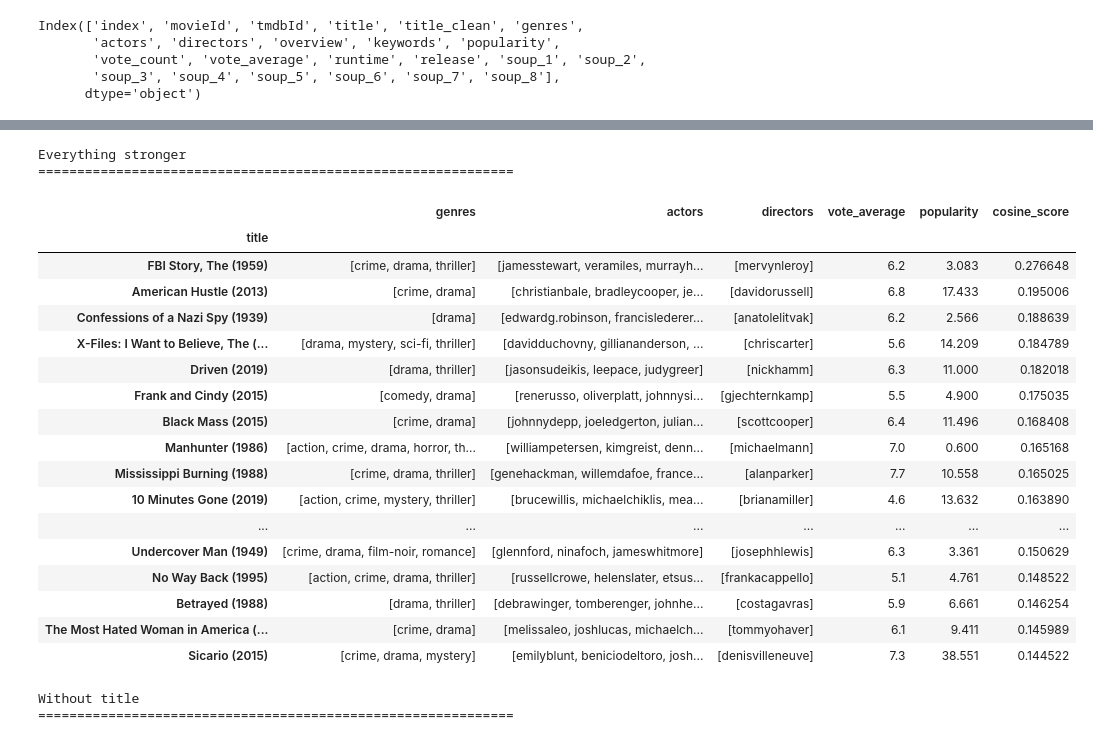
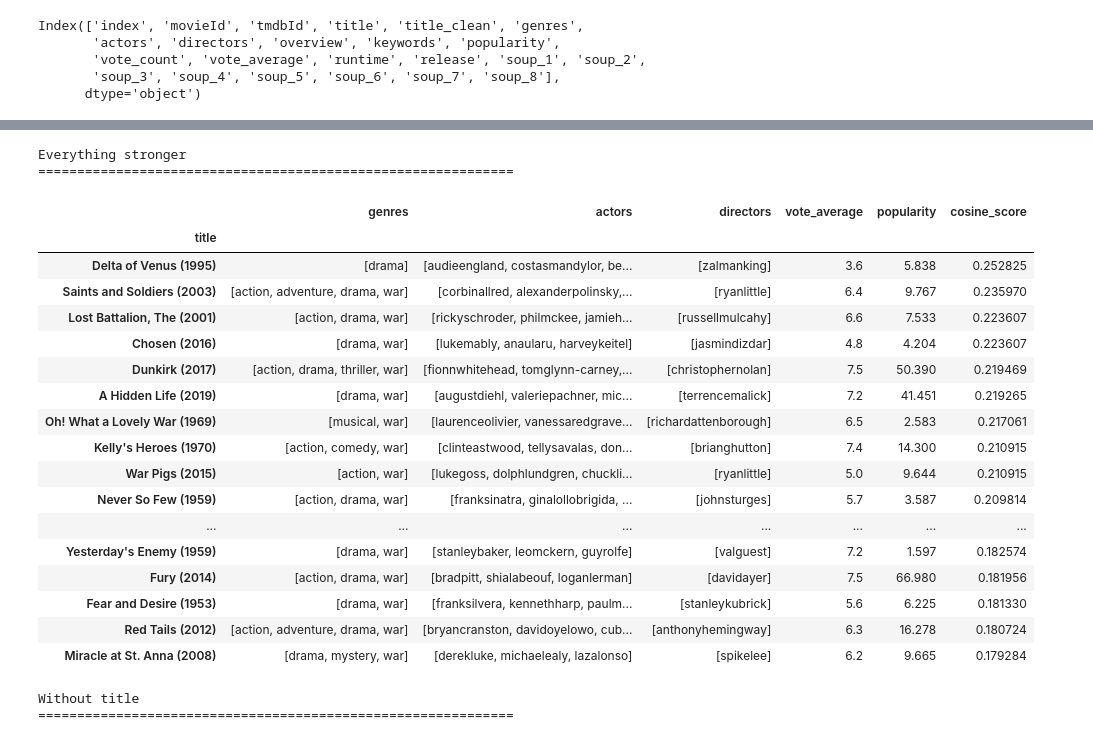
Before and after one commit to joaquim-oliveira-neto/rogue, a Jupyter notebook: notebooks/bmadureira-similarity-model.ipynb, the cells around one changed output, grey strips where cells are left out. Cells and saved outputs as stored; diff of their text form; code cells hidden in the pictures.

```diff
--- a/notebooks/bmadureira-similarity-model.ipynb
+++ b/notebooks/bmadureira-similarity-model.ipynb
@@ -275,28 +275,28 @@ Everything stronger
 # %%
 print('Everything stronger')
 print('=============================================================')
-get_recommendations('Catch Me If You Can (2002)', cosine_sim1)
+get_recommendations('Inglourious Basterds (2009)', cosine_sim1)
 # %% [output]
 Everything stronger
 =============================================================
 |  | genres | actors | directors | vote_average | popularity | cosine_score |
 | title |  |  |  |  |  |  |
-| FBI Story, The (1959) | [crime, drama, thriller] | [jamesstewart, veramiles, murrayh... | [mervynleroy] | 6.2 | 3.083 | 0.276648 |
-| American Hustle (2013) | [crime, drama] | [christianbale, bradleycooper, je... | [davidorussell] | 6.8 | 17.433 | 0.195006 |
-| Confessions of a Nazi Spy (1939) | [drama] | [edwardg.robinson, francislederer... | [anatolelitvak] | 6.2 | 2.566 | 0.188639 |
-| X-Files: I Want to Believe, The (... | [drama, mystery, sci-fi, thriller] | [davidduchovny, gilliananderson, ... | [chriscarter] | 5.6 | 14.209 | 0.184789 |
-| Driven (2019) | [drama, thriller] | [jasonsudeikis, leepace, judygreer] | [nickhamm] | 6.3 | 11.000 | 0.182018 |
-| Frank and Cindy (2015) | [comedy, drama] | [renerusso, oliverplatt, johnnysi... | [gjechternkamp] | 5.5 | 4.900 | 0.175035 |
-| Black Mass (2015) | [crime, drama] | [johnnydepp, joeledgerton, julian... | [scottcooper] | 6.4 | 11.496 | 0.168408 |
-| Manhunter (1986) | [action, crime, drama, horror, th... | [williampetersen, kimgreist, denn... | [michaelmann] | 7.0 | 0.600 | 0.165168 |
-| Mississippi Burning (1988) | [crime, drama, thriller] | [genehackman, willemdafoe, france... | [alanparker] | 7.7 | 10.558 | 0.165025 |
-| 10 Minutes Gone (2019) | [action, crime, mystery, thriller] | [brucewillis, michaelchiklis, mea... | [brianamiller] | 4.6 | 13.632 | 0.163890 |
+| Delta of Venus (1995) | [drama] | [audieengland, costasmandylor, be... | [zalmanking] | 3.6 | 5.838 | 0.252825 |
+| Saints and Soldiers (2003) | [action, adventure, drama, war] | [corbinallred, alexanderpolinsky,... | [ryanlittle] | 6.4 | 9.767 | 0.235970 |
+| Lost Battalion, The (2001) | [action, drama, war] | [rickyschroder, philmckee, jamieh... | [russellmulcahy] | 6.6 | 7.533 | 0.223607 |
+| Chosen (2016) | [drama, war] | [lukemably, anaularu, harveykeitel] | [jasmindizdar] | 4.8 | 4.204 | 0.223607 |
+| Dunkirk (2017) | [action, drama, thriller, war] | [fionnwhitehead, tomglynn-carney,... | [christophernolan] | 7.5 | 50.390 | 0.219469 |
+| A Hidden Life (2019) | [drama, war] | [augustdiehl, valeriepachner, mic... | [terrencemalick] | 7.2 | 41.451 | 0.219265 |
+| Oh! What a Lovely War (1969) | [musical, war] | [laurenceolivier, vanessaredgrave... | [richardattenborough] | 6.5 | 2.583 | 0.217061 |
+| Kelly's Heroes (1970) | [action, comedy, war] | [clinteastwood, tellysavalas, don... | [brianghutton] | 7.4 | 14.300 | 0.210915 |
+| War Pigs (2015) | [action, war] | [lukegoss, dolphlundgren, chuckli... | [ryanlittle] | 5.0 | 9.644 | 0.210915 |
+| Never So Few (1959) | [action, drama, war] | [franksinatra, ginalollobrigida, ... | [johnsturges] | 5.7 | 3.587 | 0.209814 |
 | ... | ... | ... | ... | ... | ... | ... |
-| Undercover Man (1949) | [crime, drama, film-noir, romance] | [glennford, ninafoch, jameswhitmore] | [josephhlewis] | 6.3 | 3.361 | 0.150629 |
-| No Way Back (1995) | [action, crime, drama, thriller] | [russellcrowe, helenslater, etsus... | [frankacappello] | 5.1 | 4.761 | 0.148522 |
-| Betrayed (1988) | [drama, thriller] | [debrawinger, tomberenger, johnhe... | [costagavras] | 5.9 | 6.661 | 0.146254 |
-| The Most Hated Woman in America (... | [crime, drama] | [melissaleo, joshlucas, michaelch... | [tommyohaver] | 6.1 | 9.411 | 0.145989 |
-| Sicario (2015) | [crime, drama, mystery] | [emilyblunt, beniciodeltoro, josh... | [denisvilleneuve] | 7.3 | 38.551 | 0.144522 |
+| Yesterday's Enemy (1959) | [drama, war] | [stanleybaker, leomckern, guyrolfe] | [valguest] | 7.2 | 1.597 | 0.182574 |
+| Fury (2014) | [action, drama, war] | [bradpitt, shialabeouf, loganlerman] | [davidayer] | 7.5 | 66.980 | 0.181956 |
+| Fear and Desire (1953) | [drama, war] | [franksilvera, kennethharp, paulm... | [stanleykubrick] | 5.6 | 6.225 | 0.181330 |
+| Red Tails (2012) | [action, adventure, drama, war] | [bryancranston, davidoyelowo, cub... | [anthonyhemingway] | 6.3 | 16.278 | 0.180724 |
+| Miracle at St. Anna (2008) | [drama, mystery, war] | [derekluke, michaelealy, lazalonso] | [spikelee] | 6.2 | 9.665 | 0.179284 |
 # %%
 print('Without title')
 print('=============================================================')
```
Also changed, not shown: parts of 6 cells of this notebook, 3 other files.
